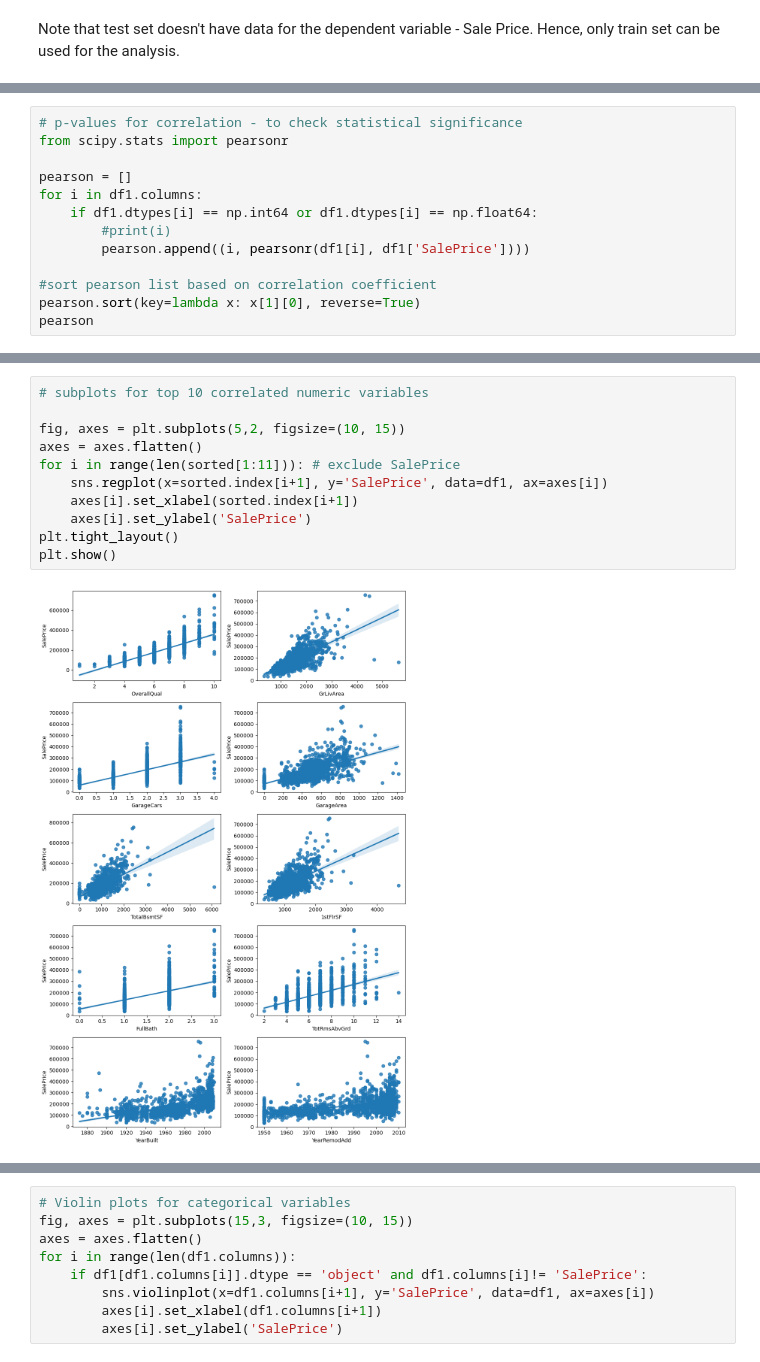
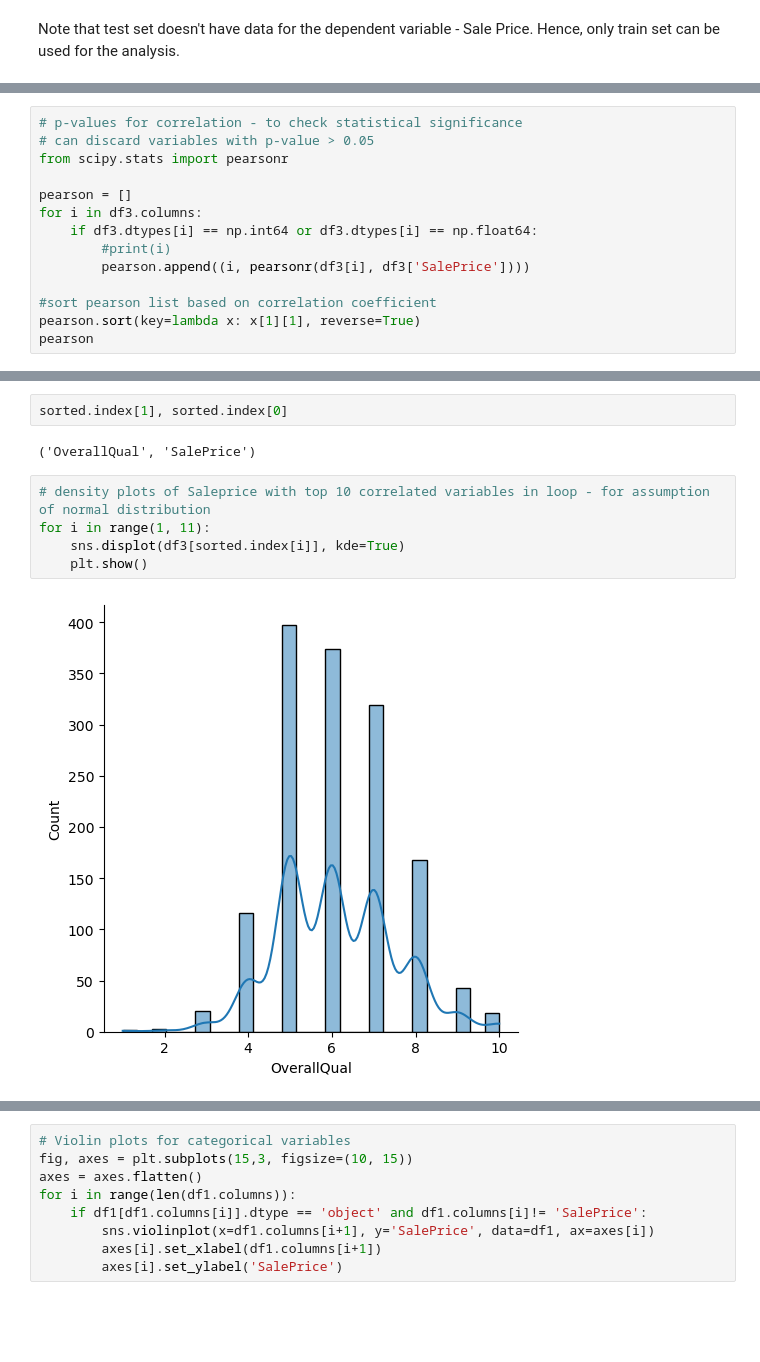
Before and after one commit to rajesvariparasa/ml-processing-pipeline-for-predicting-houseprices, a Jupyter notebook: DataRecci.ipynb, the cells around one changed output, grey strips where cells are left out. Cells and saved outputs as stored; diff of their text form; blank space fills up the shorter version.

```diff
--- a/DataRecci.ipynb
+++ b/DataRecci.ipynb
@@ -228,15 +237,16 @@ KitchenAbvGr    -0.135907
 Name: SalePrice, dtype: float64
 # %%
 # p-values for correlation - to check statistical significance
+# can discard variables with p-value > 0.05
 from scipy.stats import pearsonr
 
 pearson = []
-for i in df1.columns:
-    if df1.dtypes[i] == np.int64 or df1.dtypes[i] == np.float64:
+for i in df3.columns:
+    if df3.dtypes[i] == np.int64 or df3.dtypes[i] == np.float64:
         #print(i)
-        pearson.append((i, pearsonr(df1[i], df1['SalePrice'])))
+        pearson.append((i, pearsonr(df3[i], df3['SalePrice'])))
 
 #sort pearson list based on correlation coefficient
-pearson.sort(key=lambda x: x[1][0], reverse=True)
+pearson.sort(key=lambda x: x[1][1], reverse=True)
 pearson
 # %% [output]
@@ -260,13 +270,11 @@ pearson
-# %%
-# subplots for top 10 correlated numeric variables
-
-fig, axes = plt.subplots(5,2, figsize=(10, 15))
-axes = axes.flatten()
-for i in range(len(sorted[1:11])): # exclude SalePrice
-    sns.regplot(x=sorted.index[i+1], y='SalePrice', data=df1, ax=axes[i])
-    axes[i].set_xlabel(sorted.index[i+1])
-    axes[i].set_ylabel('SalePrice')
-plt.tight_layout()
-plt.show()
-# %% [output]
-[figure, removed]
+# %%
+sorted.index[1], sorted.index[0]
+# %% [output]
+('OverallQual', 'SalePrice')
+# %%
+# density plots of Saleprice with top 10 correlated variables in loop - for assumption of normal distribution
+for i in range(1, 11):
+    sns.displot(df3[sorted.index[i]], kde=True)
+    plt.show()
+# %% [output]
+[figure, added]
```
Also changed, not shown: parts of 12 cells of this notebook.
